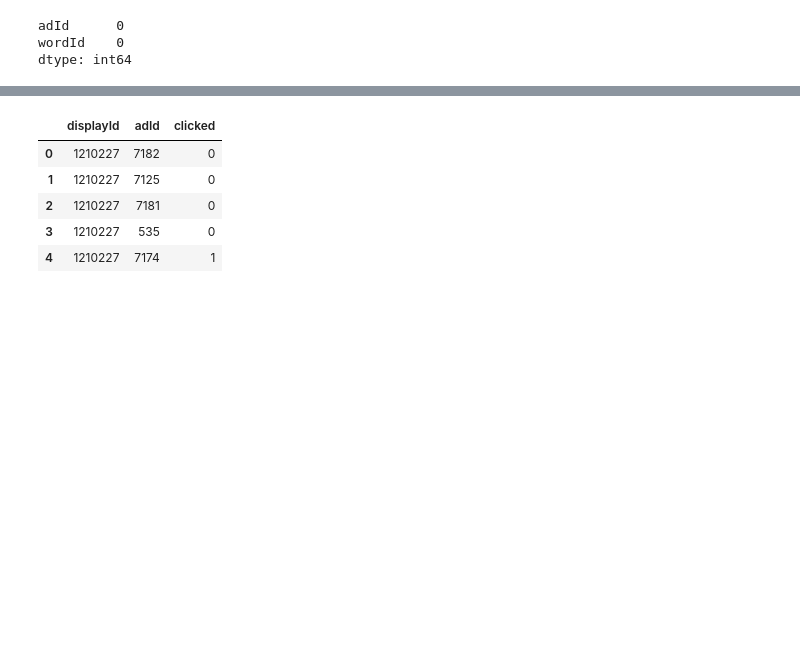
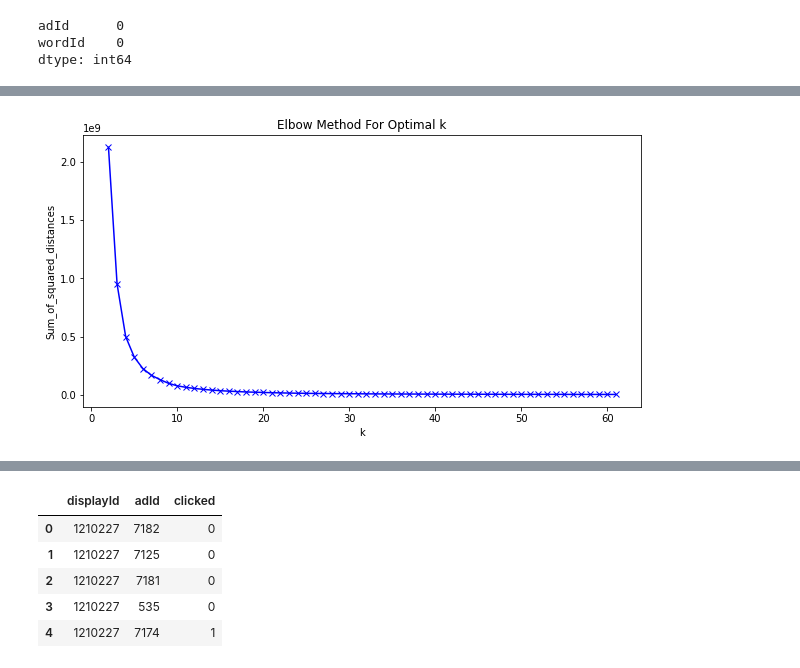
Before and after one commit to MohammadAliAfsahi/AdclickPrediction, a Jupyter notebook: DataDays.ipynb, the cells around one changed output, grey strips where cells are left out. Drawn from its saved outputs; the diff is of its cells as text; code cells hidden in the pictures; blank space fills up the shorter version.

```diff
--- a/DataDays.ipynb
+++ b/DataDays.ipynb
@@ -164,3 +205,11 @@ ad.iloc[:, :3] = ad.astype(np.int16)
+# %%
+# use 15 clusters to label images in advertisements_images
+clk = cluster.KMeans(n_clusters=15, random_state=RANDOM_STATE).fit(pics)
+advertisements_images['pic'] = clk.labels_
+# %%
+# merge advertisments_images and advertisements_titles in order to determine words used for each advertisements
+ad = pd.merge(advertisements_images, advertisements_titles, on='adId')
+ad['wordId'] = ad['wordId'].astype(np.int16)
 # %%
 ad.info()
 # %% [output]
@@ -171,0 +232,19 @@ memory usage: 35.6 MB
+# %%
+SS = []
+average_silhouette = []
+k = range(2, 100)
+for i in k:
+  clk = cluster.KMeans(n_clusters=i, random_state=RANDOM_STATE).fit(pics)
+  SS.append(clk.inertia_)
+  labels = clk.fit_predict(pics)
+  silhouette_score = metrics.silhouette_score(pics, labels=labels, random_state=RANDOM_STATE)
+  average_silhouette.append(silhouette_score)
+# %%
+plt.figure(figsize=(10,5))
+plt.plot(k[:60], SS[:60], 'bx-')
+plt.xlabel('k')
+plt.ylabel('Sum_of_squared_distances')
+plt.title('Elbow Method For Optimal k')
+plt.show()
+# %% [output]
+[figure, added]
```
Also changed, not shown: parts of 28 cells of this notebook.
